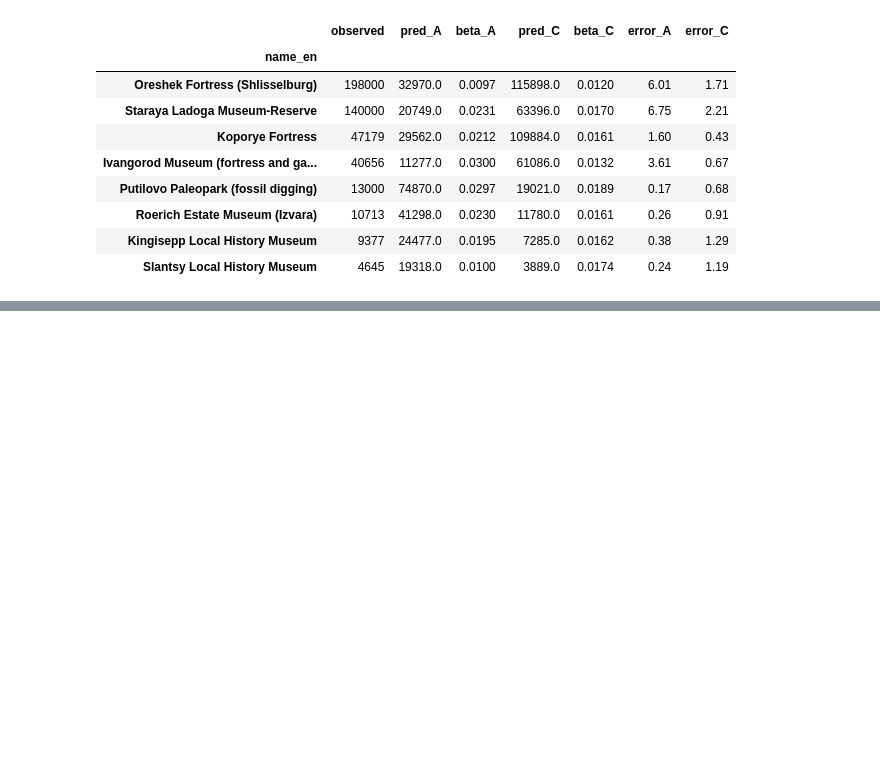
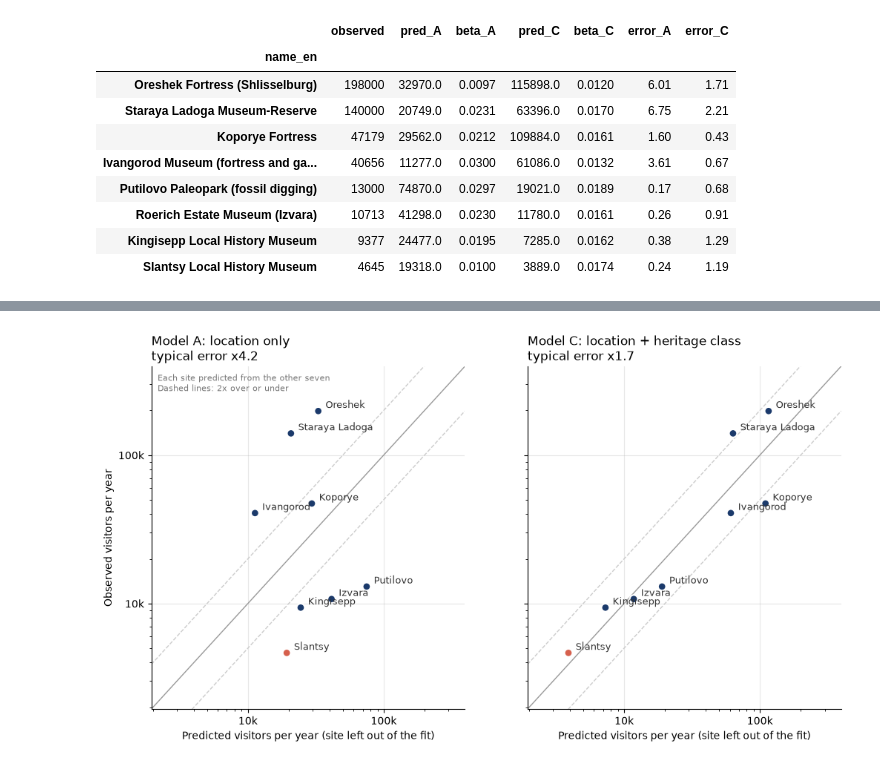
Before and after one commit to evelina-kalugina/klint-visitor-demand-model, a Jupyter notebook: notebooks/05_calibration.ipynb, the cells around one changed output, grey strips where cells are left out. Cells and saved outputs as stored; diff of their text form; code cells hidden in the pictures; blank space fills up the shorter version.

Commit message:
05: model choice, LOO chart

```diff
--- a/notebooks/05_calibration.ipynb
+++ b/notebooks/05_calibration.ipynb
@@ -258,0 +267,36 @@ LOO model C: typical error x1.66, beta 0.0120 to 0.0189 (halves every 37 to 58 m
+# %%
+# leave-one-out: predicted vs observed, both models
+vals = pd.concat([loo["observed"], loo["pred_A"], loo["pred_C"]])
+lims = [vals.min() / 2, vals.max() * 2]
+fmt = FuncFormatter(lambda v, _: f"{v / 1000:g}k")
+
+fig, axes = plt.subplots(1, 2, figsize=(12, 6), sharex=True, sharey=True)
+for ax, mdl, title in zip(axes, ["A", "C"],
+                          ["Model A: location only", "Model C: location + heritage class"]):
+    e = np.exp(np.sqrt(np.mean(np.log(loo[f"error_{mdl}"]) ** 2)))
+    ax.plot(lims, lims, color="#999999", lw=1)
+    for f in (0.5, 2):
+        ax.plot(lims, [l * f for l in lims], color="#cccccc", lw=1, ls="--")
+    colors = ["#d6604d" if n == "Slantsy Local History Museum" else "#1b3a6b" for n in loo.index]
+    ax.scatter(loo[f"pred_{mdl}"], loo["observed"], s=60, c=colors,
+               edgecolor="white", linewidth=1.5, zorder=3)
+    for name, r in loo.iterrows():
+        ax.annotate(SHORT[name], (r[f"pred_{mdl}"], r["observed"]), xytext=(7, 3),
+                    textcoords="offset points", fontsize=9, color="#333333")
+    ax.set_xscale("log")
+    ax.set_yscale("log")
+    ax.set_xlim(lims)
+    ax.set_ylim(lims)
+    ax.xaxis.set_major_formatter(fmt)
+    ax.yaxis.set_major_formatter(fmt)
+    ax.set_title(f"{title}\ntypical error x{e:.1f}", loc="left")
+    ax.set_xlabel("Predicted visitors per year (site left out of the fit)")
+    ax.grid(alpha=0.3, which="major")
+    ax.spines[["top", "right"]].set_visible(False)
+axes[0].set_ylabel("Observed visitors per year")
+axes[0].text(0.02, 0.98, "Each site predicted from the other seven\nDashed lines: 2x over or under",
+             transform=axes[0].transAxes, va="top", fontsize=8, color="#777777")
+fig.savefig("../figures/05_leave_one_out.png", dpi=200, bbox_inches="tight")
+plt.show()
+# %% [output]
+[figure, added]
```
Also changed, not shown: parts of 2 cells of this notebook, 3 other files.
